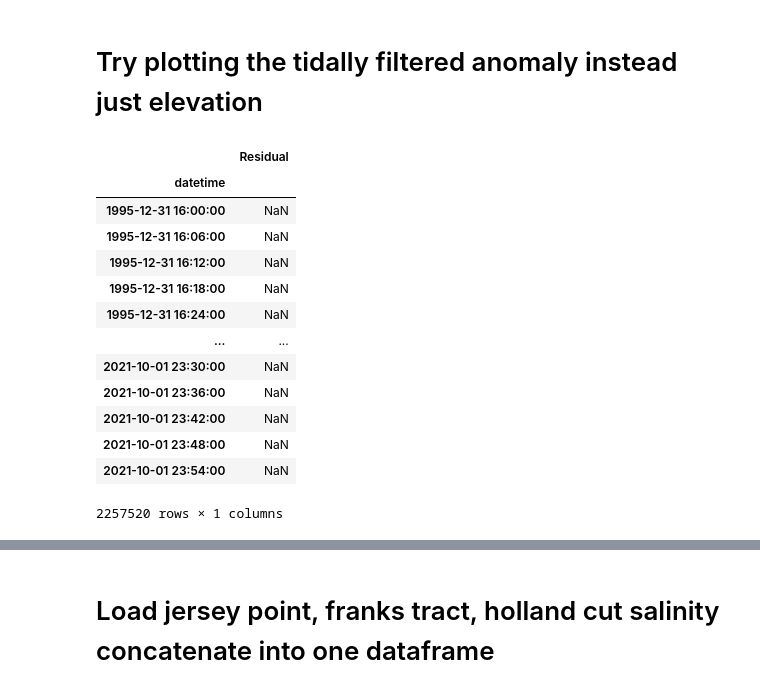
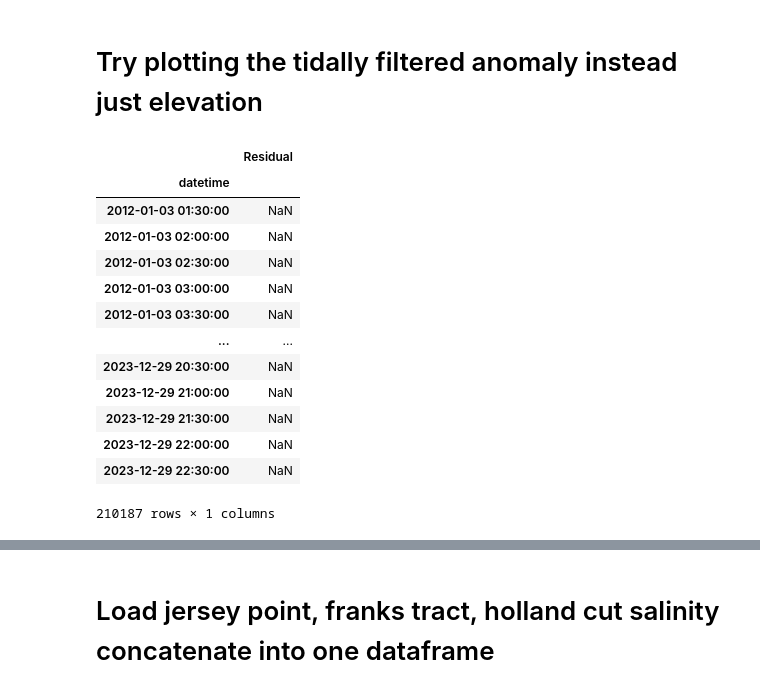
Before and after one commit to jennaisrael/Savio_scratch_back_up, a Jupyter notebook: climate_data_processing/identify_stp/choose_dates_dms_datastore.ipynb, the cells around one changed output, grey strips where cells are left out. Saved outputs shown, nothing was run; the diff lists cells and outputs as text; code cells hidden in the pictures.

```diff
--- a/climate_data_processing/identify_stp/choose_dates_dms_datastore.ipynb
+++ b/climate_data_processing/identify_stp/choose_dates_dms_datastore.ipynb
@@ -92,24 +94,32 @@ def filter_timeseries(tss, cutoff_period=hours(40)):
+# %%
+#UPDATE 09/21 use Eli's SCHA filter subtide that I then subtracted the 40 day box car from
+ptreyes=pd.read_csv("/global/scratch/users/jennaisrael/time_varying_data/tide_gauge_data/bcfiltered_SCHA_subtide_ptreyes.csv")
+dtformat = '%Y-%m-%dT%H:%M:%S'
+ptreyes['datetime'] = pd.to_datetime(ptreyes['datetime'],format=dtformat)
+pr_filt=ptreyes[['datetime','box_40d_filt']].rename(columns={"box_40d_filt": "Residual"})
+pr_filt.set_index("datetime",inplace=True)
+pr_filt
+# %% [output]
+|  | Residual |
+| datetime |  |
+| 2012-01-03 01:30:00 | NaN |
+| 2012-01-03 02:00:00 | NaN |
+| 2012-01-03 02:30:00 | NaN |
+| 2012-01-03 03:00:00 | NaN |
+| 2012-01-03 03:30:00 | NaN |
+| ... | ... |
+| 2023-12-29 20:30:00 | NaN |
+| 2023-12-29 21:00:00 | NaN |
+| 2023-12-29 21:30:00 | NaN |
+| 2023-12-29 22:00:00 | NaN |
+| 2023-12-29 22:30:00 | NaN |
+210187 rows × 1 columns
 # %%
-#since I filtered and wrote this to a new file just open the filtered residuals
-pr_filt=pd.read_csv("/global/scratch/users/jennaisrael/time_varying_data/tide_gauge_data/filtered.residuals.pointreyes.1996.2021.csv")
-dtformat = '%Y-%m-%dT%H:%M:%S'
-pr_filt['datetime'] = pd.to_datetime(pr_filt['datetime'],format=dtformat)#.asfreq('15min')
-pr_filt.set_index("datetime",inplace=True)
-# pr.index.names = ['datetime']
-pr_filt=pr_filt.asfreq('6min')
-pr_filt
+# #since I filtered and wrote this to a new file just open the filtered residuals
+# pr_filt=pd.read_csv("/global/scratch/users/jennaisrael/time_varying_data/tide_gauge_data/filtered.residuals.pointreyes.1996.2021.csv")
+# dtformat = '%Y-%m-%dT%H:%M:%S'
+# pr_filt['datetime'] = pd.to_datetime(pr_filt['datetime'],format=dtformat)#.asfreq('15min')
+# pr_filt.set_index("datetime",inplace=True)
+# # pr.index.names = ['datetime']
+# pr_filt=pr_filt.asfreq('6min')
+# pr_filt
-# %% [output]
-|  | Residual |
-| datetime |  |
-| 1995-12-31 16:00:00 | NaN |
-| 1995-12-31 16:06:00 | NaN |
-| 1995-12-31 16:12:00 | NaN |
-| 1995-12-31 16:18:00 | NaN |
-| 1995-12-31 16:24:00 | NaN |
-| ... | ... |
-| 2021-10-01 23:30:00 | NaN |
-| 2021-10-01 23:36:00 | NaN |
-| 2021-10-01 23:42:00 | NaN |
-| 2021-10-01 23:48:00 | NaN |
-| 2021-10-01 23:54:00 | NaN |
-2257520 rows × 1 columns
```
Also changed, not shown: parts of 14 cells of this notebook, 4 other files.
